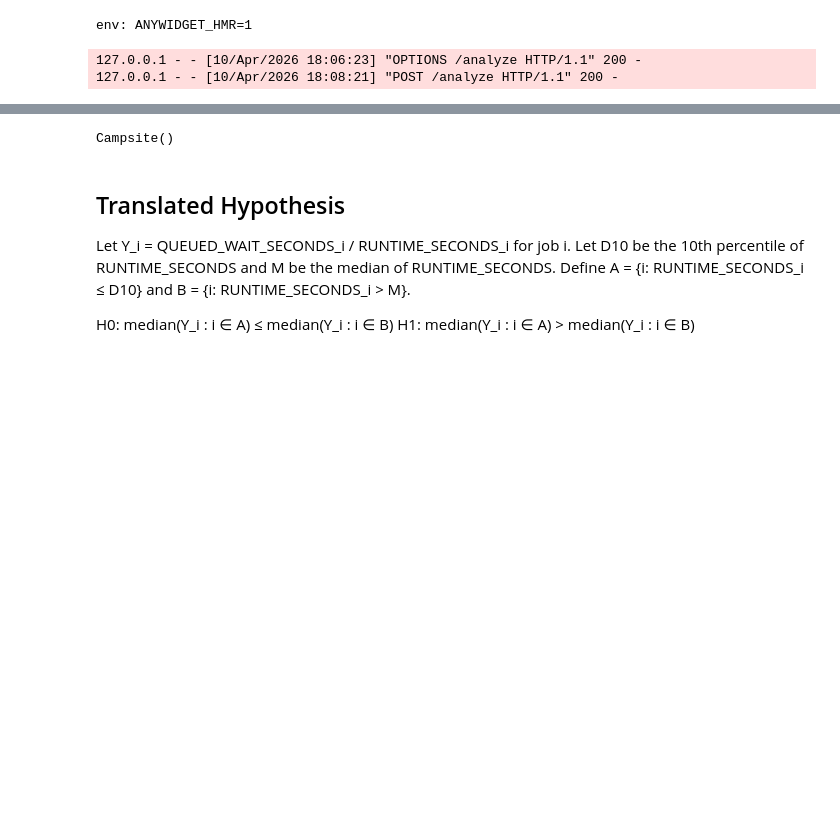
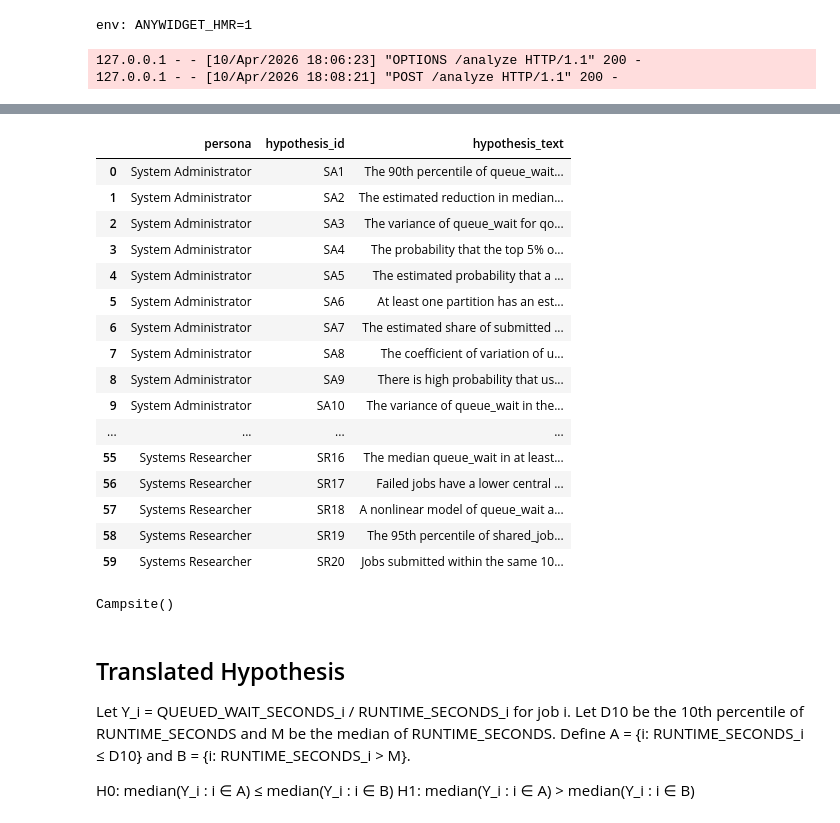
Before and after one commit to cscully-allison/guidepost, a Jupyter notebook: test_notebook.ipynb, the cells around one changed output, grey strips where cells are left out. Saved outputs shown, nothing was run; the diff lists cells and outputs as text; code cells hidden in the pictures; blank space fills up the shorter version.

```diff
--- a/test_notebook.ipynb
+++ b/test_notebook.ipynb
@@ -38,3 +43,26 @@ cs.records = jobs_data
+# %%
+hyp = pd.read_csv("../data/campsite-data/Hypothesis Generation/Generated Hypotheses/hyp.uncertain.kestrel.csv")
+# cs.extract_nl_invariants(hyp, '../data/campsite-data/ANL-AURORA-new/')
+# %%
+hyp
+# %% [output]
+|  | persona | hypothesis_id | hypothesis_text |
+| 0 | System Administrator | SA1 | The 90th percentile of queue_wait... |
+| 1 | System Administrator | SA2 | The estimated reduction in median... |
+| 2 | System Administrator | SA3 | The variance of queue_wait for qo... |
+| 3 | System Administrator | SA4 | The probability that the top 5% o... |
+| 4 | System Administrator | SA5 | The estimated probability that a ... |
+| 5 | System Administrator | SA6 | At least one partition has an est... |
+| 6 | System Administrator | SA7 | The estimated share of submitted ... |
+| 7 | System Administrator | SA8 | The coefficient of variation of u... |
+| 8 | System Administrator | SA9 | There is high probability that us... |
+| 9 | System Administrator | SA10 | The variance of queue_wait in the... |
+| ... | ... | ... | ... |
+| 55 | Systems Researcher | SR16 | The median queue_wait in at least... |
+| 56 | Systems Researcher | SR17 | Failed jobs have a lower central ... |
+| 57 | Systems Researcher | SR18 | A nonlinear model of queue_wait a... |
+| 58 | Systems Researcher | SR19 | The 95th percentile of shared_job... |
+| 59 | Systems Researcher | SR20 | Jobs submitted within the same 10... |
 # %%
 cs
 # %% [output]
```
Also changed, not shown: parts of 4 cells of this notebook, 14 other files.
